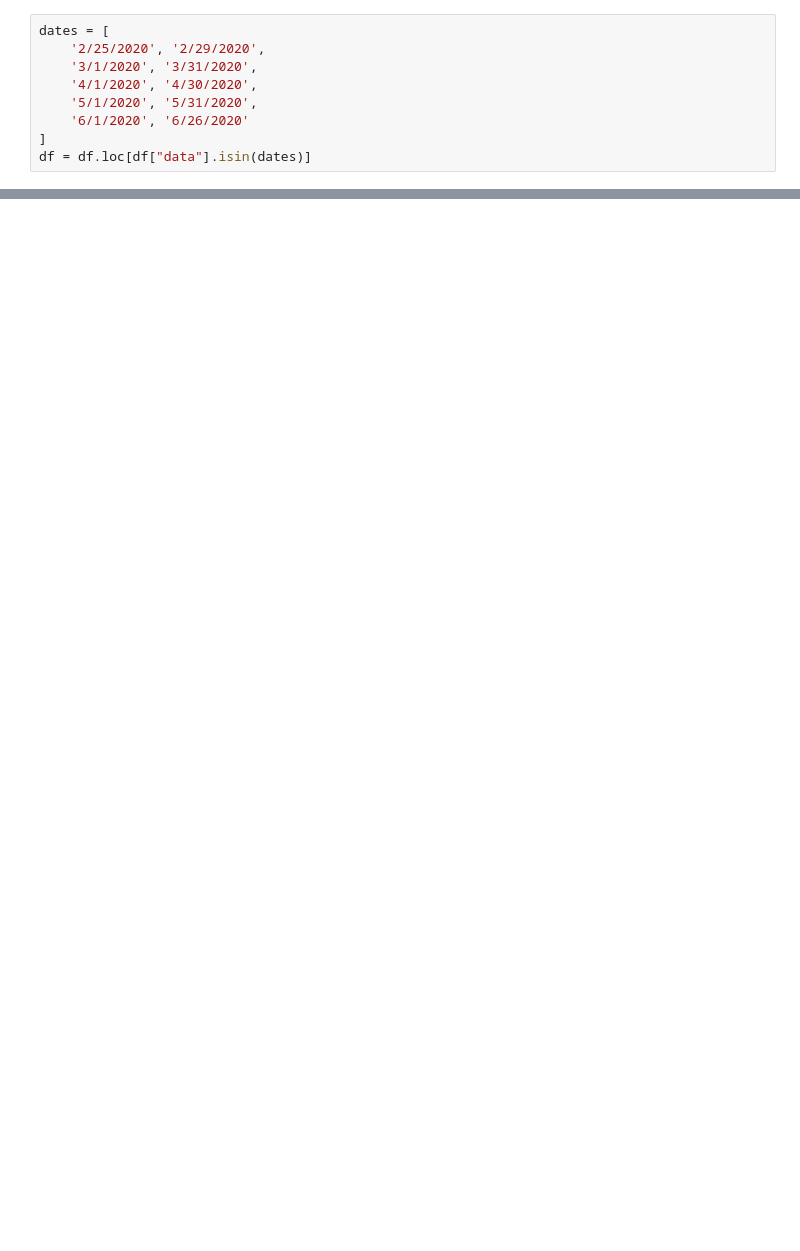
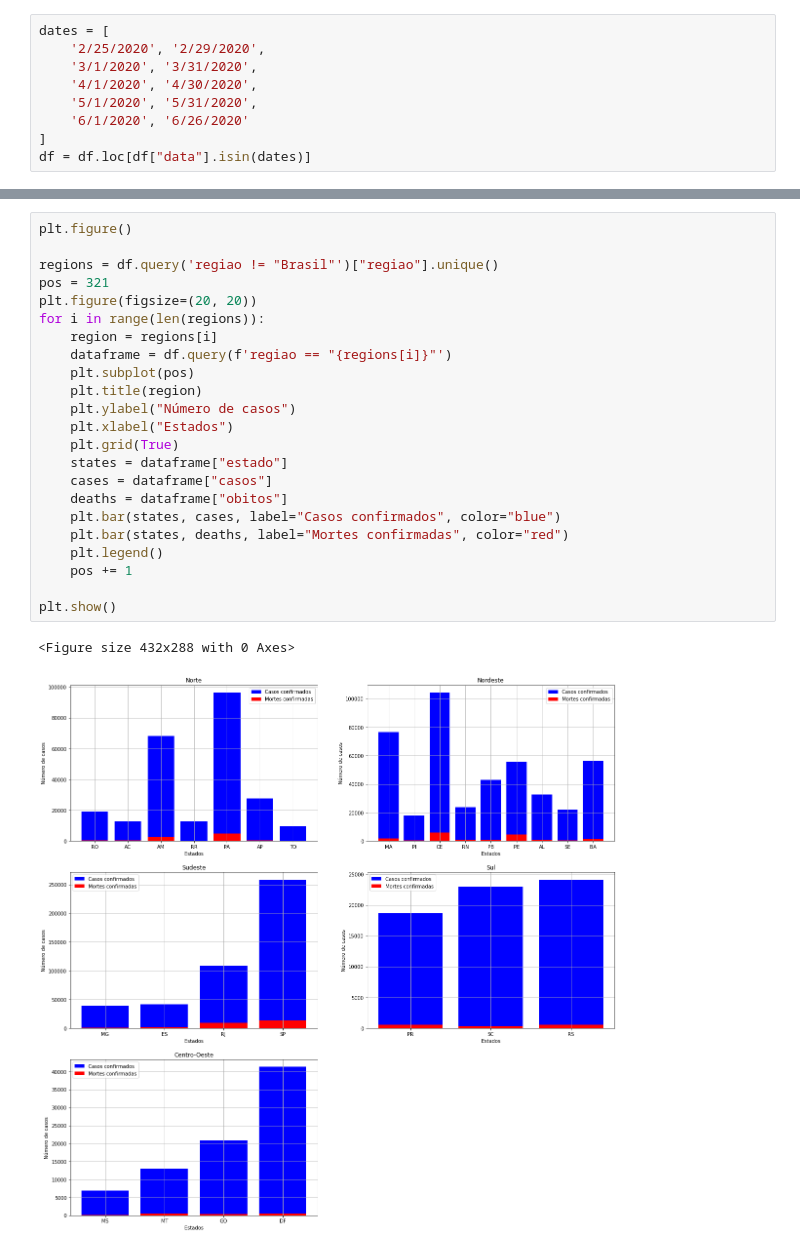
Before and after one commit to dev-cruz/covid19-data-analysis, a Jupyter notebook: notebook.ipynb, the cells around one changed output, grey strips where cells are left out. Cells and saved outputs as stored; diff of their text form; blank space fills up the shorter version.

```diff
--- a/notebook.ipynb
+++ b/notebook.ipynb
@@ -80,0 +87,26 @@ array(['Brasil', 'Norte', 'Nordeste', 'Sudeste', 'Sul', 'Centro-Oeste'],
+# %%
+plt.figure()
+
+regions = df.query('regiao != "Brasil"')["regiao"].unique()
+pos = 321
+plt.figure(figsize=(20, 20))
+for i in range(len(regions)):
+    region = regions[i]
+    dataframe = df.query(f'regiao == "{regions[i]}"')
+    plt.subplot(pos)
+    plt.title(region)
+    plt.ylabel("Número de casos")
+    plt.xlabel("Estados")
+    plt.grid(True)
+    states = dataframe["estado"]
+    cases = dataframe["casos"]
+    deaths = dataframe["obitos"]
+    plt.bar(states, cases, label="Casos confirmados", color="blue")
+    plt.bar(states, deaths, label="Mortes confirmadas", color="red")
+    plt.legend()
+    pos += 1
+
+plt.show()
+# %% [output]
+<Figure size 432x288 with 0 Axes>
+[figure, added]
```
Also changed, not shown: parts of 11 cells of this notebook, 1 other file.
